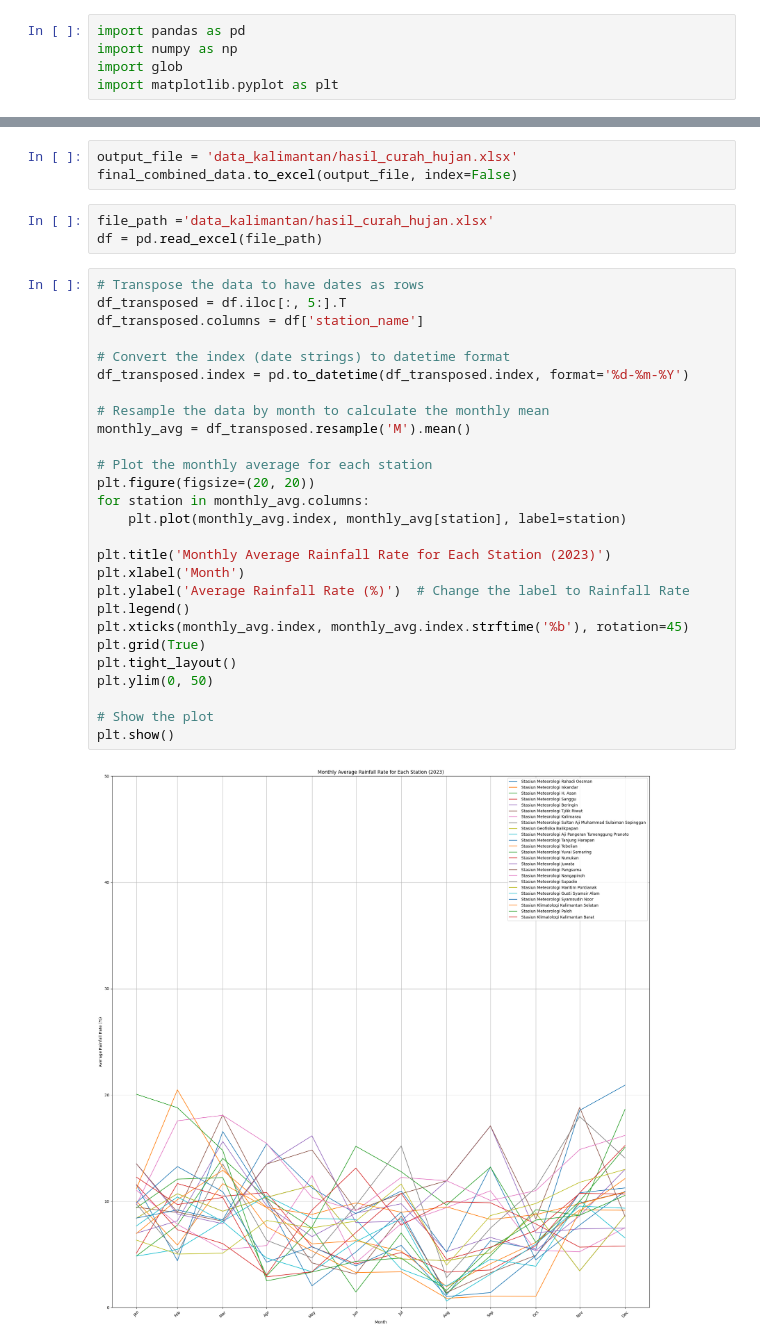
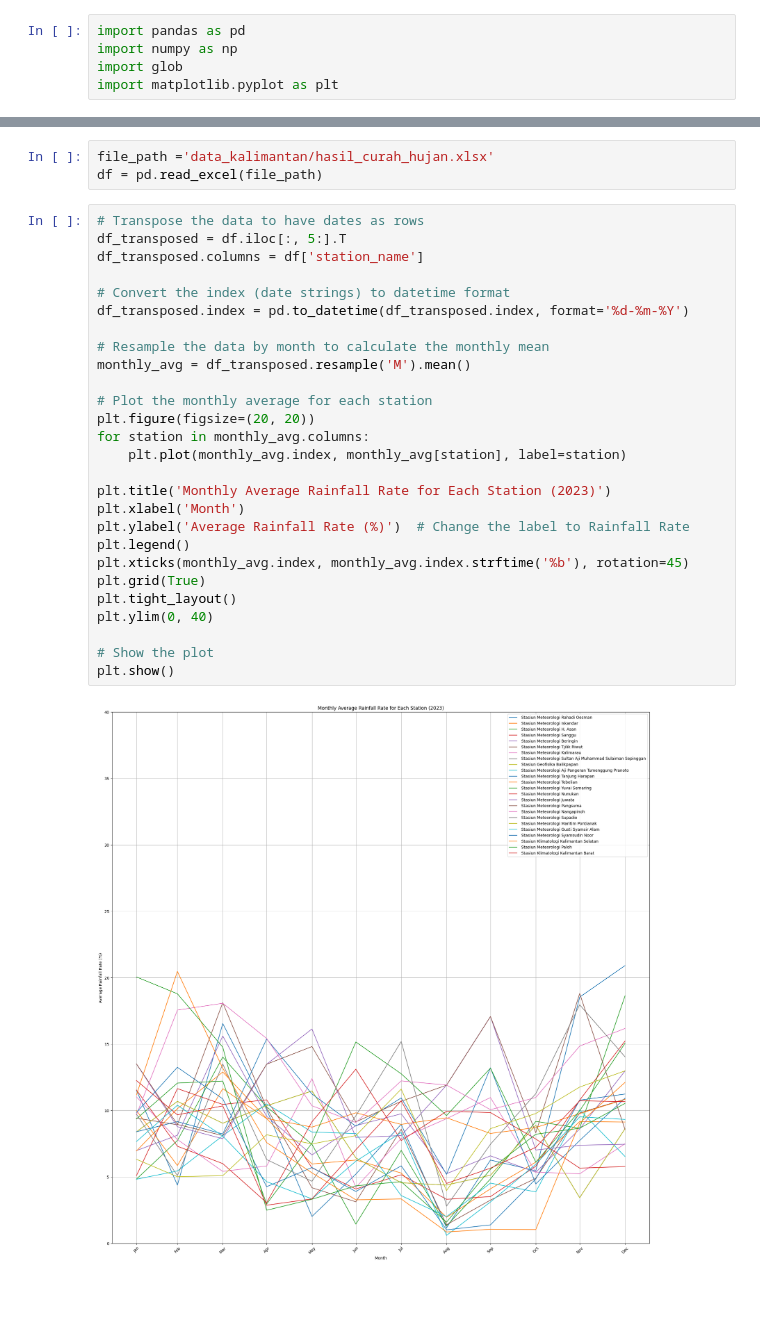
Before and after one commit to syadrn/Proyek-Kapita-Selekta, a Jupyter notebook: Tugas proyek akhir meteo/data_curah hujan_bulanan.ipynb, the cells around one changed output, grey strips where cells are left out. Cells and saved outputs as stored; diff of their text form; blank space fills up the shorter version.

```diff
--- a/Tugas proyek akhir meteo/data_curah hujan_bulanan.ipynb
+++ b/Tugas proyek akhir meteo/data_curah hujan_bulanan.ipynb
@@ -87,38 +6,35 @@ final_combined_data = final_combined_data.ffill()
-# %%
-output_file = 'data_kalimantan/hasil_curah_hujan.xlsx'
-final_combined_data.to_excel(output_file, index=False)
 # %%
 file_path ='data_kalimantan/hasil_curah_hujan.xlsx'
 df = pd.read_excel(file_path)
 # %%
 # Transpose the data to have dates as rows
 df_transposed = df.iloc[:, 5:].T
 df_transposed.columns = df['station_name']
 
 # Convert the index (date strings) to datetime format
 df_transposed.index = pd.to_datetime(df_transposed.index, format='%d-%m-%Y')
 
 # Resample the data by month to calculate the monthly mean
 monthly_avg = df_transposed.resample('M').mean()
 
 # Plot the monthly average for each station
 plt.figure(figsize=(20, 20))
 for station in monthly_avg.columns:
     plt.plot(monthly_avg.index, monthly_avg[station], label=station)
 
 plt.title('Monthly Average Rainfall Rate for Each Station (2023)')
 plt.xlabel('Month')
 plt.ylabel('Average Rainfall Rate (%)')  # Change the label to Rainfall Rate
 plt.legend()
 plt.xticks(monthly_avg.index, monthly_avg.index.strftime('%b'), rotation=45)
 plt.grid(True)
 plt.tight_layout()
-plt.ylim(0, 50)
+plt.ylim(0, 40)
 
 # Show the plot
 plt.show()
 # %% [output]
-[figure, old version]
+[figure, new version]
 # %%
 # Calculate the daily mean for all stations combined
 daily_avg = df_transposed.mean(axis=1)
```
Also changed, not shown: parts of 16 cells of this notebook, 9 other files.
